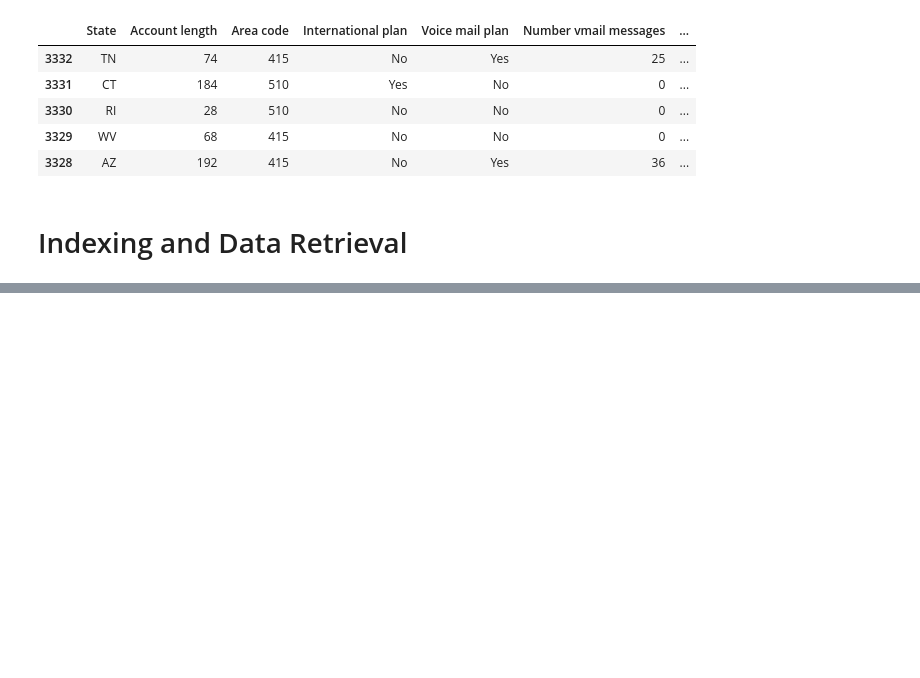
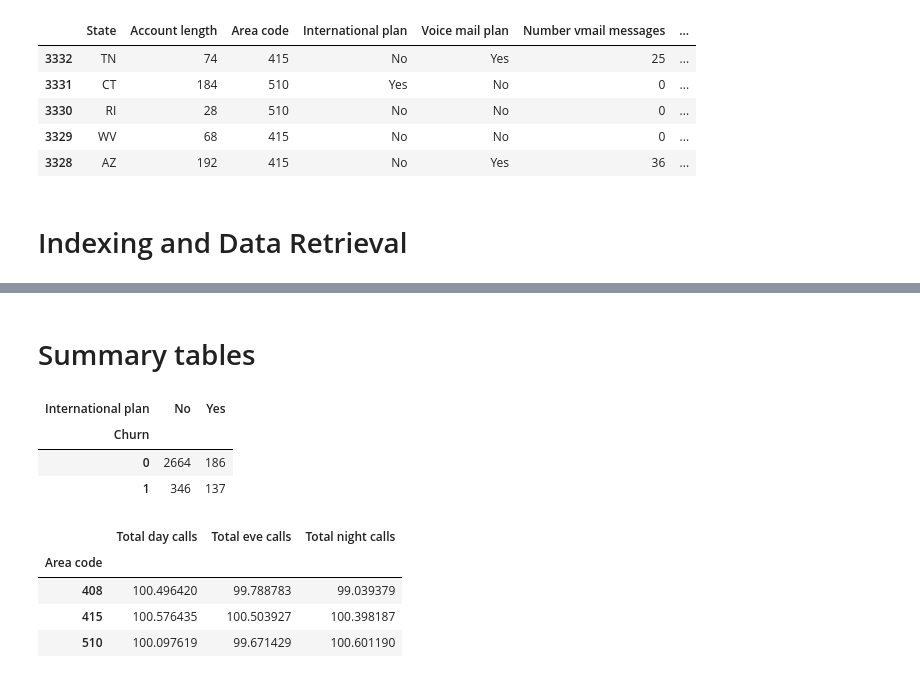
Before and after one commit to baanza/Machine-learning, a Jupyter notebook: Data exploration/main.ipynb, the cells around one changed output, grey strips where cells are left out. Drawn from its saved outputs; the diff is of its cells as text; code cells hidden in the pictures; blank space fills up the shorter version.

```diff
--- a/Data exploration/main.ipynb
+++ b/Data exploration/main.ipynb
@@ -128,0 +235,23 @@ df.sort_index(axis=0, ascending=False).head()
+# %% [markdown]
+<h1>Summary tables</h1>
+# %%
+# contigency tables
+pd.crosstab(df["Churn"], df["International plan"])
+# %% [output]
+| International plan | No | Yes |
+| Churn |  |  |
+| 0 | 2664 | 186 |
+| 1 | 346 | 137 |
+# %%
+# PIVOT TABLES
+df.pivot_table(
+    ["Total day calls", "Total eve calls", "Total night calls"],
+    ["Area code"],
+    aggfunc="mean",
+)
+# %% [output]
+|  | Total day calls | Total eve calls | Total night calls |
+| Area code |  |  |  |
+| 408 | 100.496420 | 99.788783 | 99.039379 |
+| 415 | 100.576435 | 100.503927 | 100.398187 |
+| 510 | 100.097619 | 99.671429 | 100.601190 |
```
Also changed, not shown: parts of 10 cells of this notebook.
